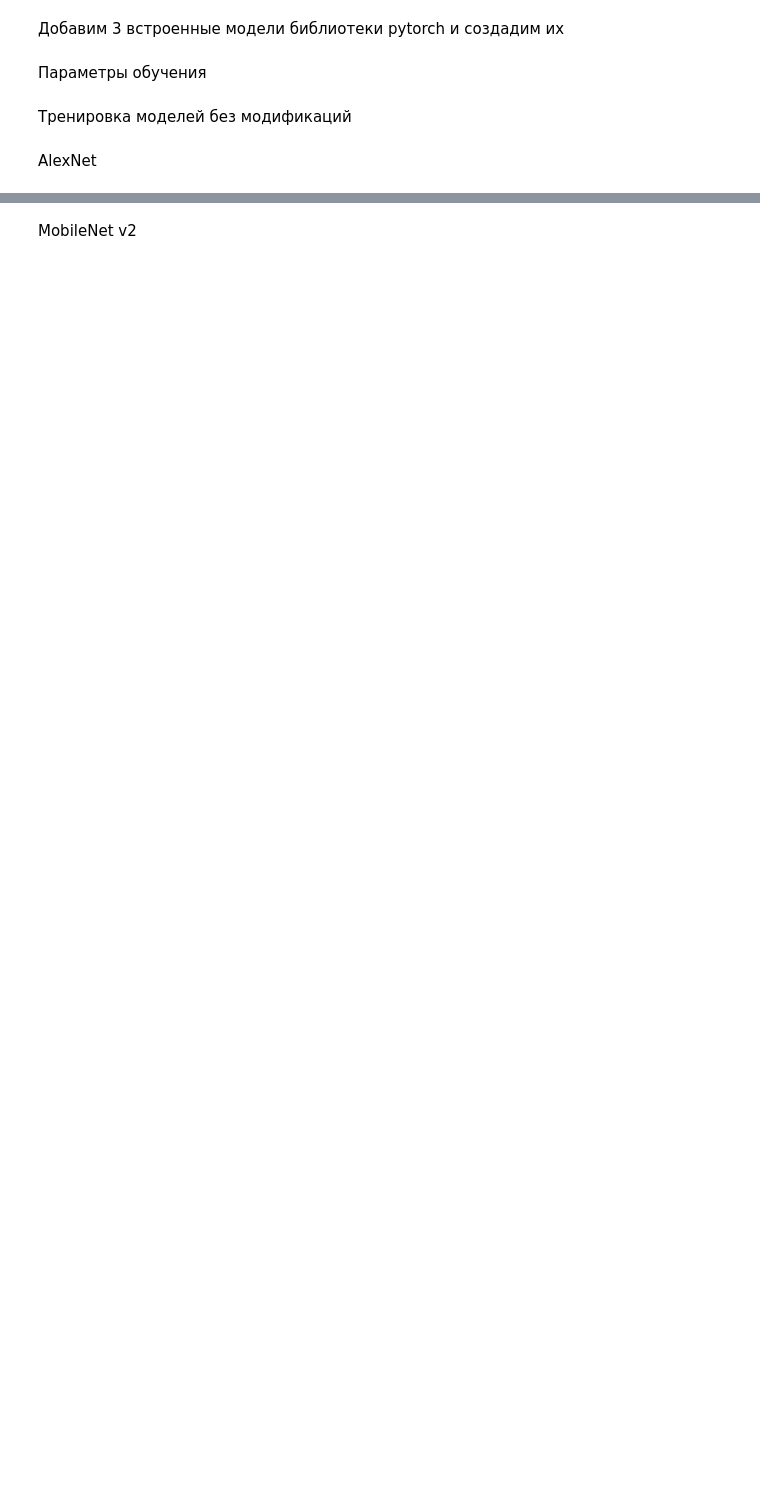
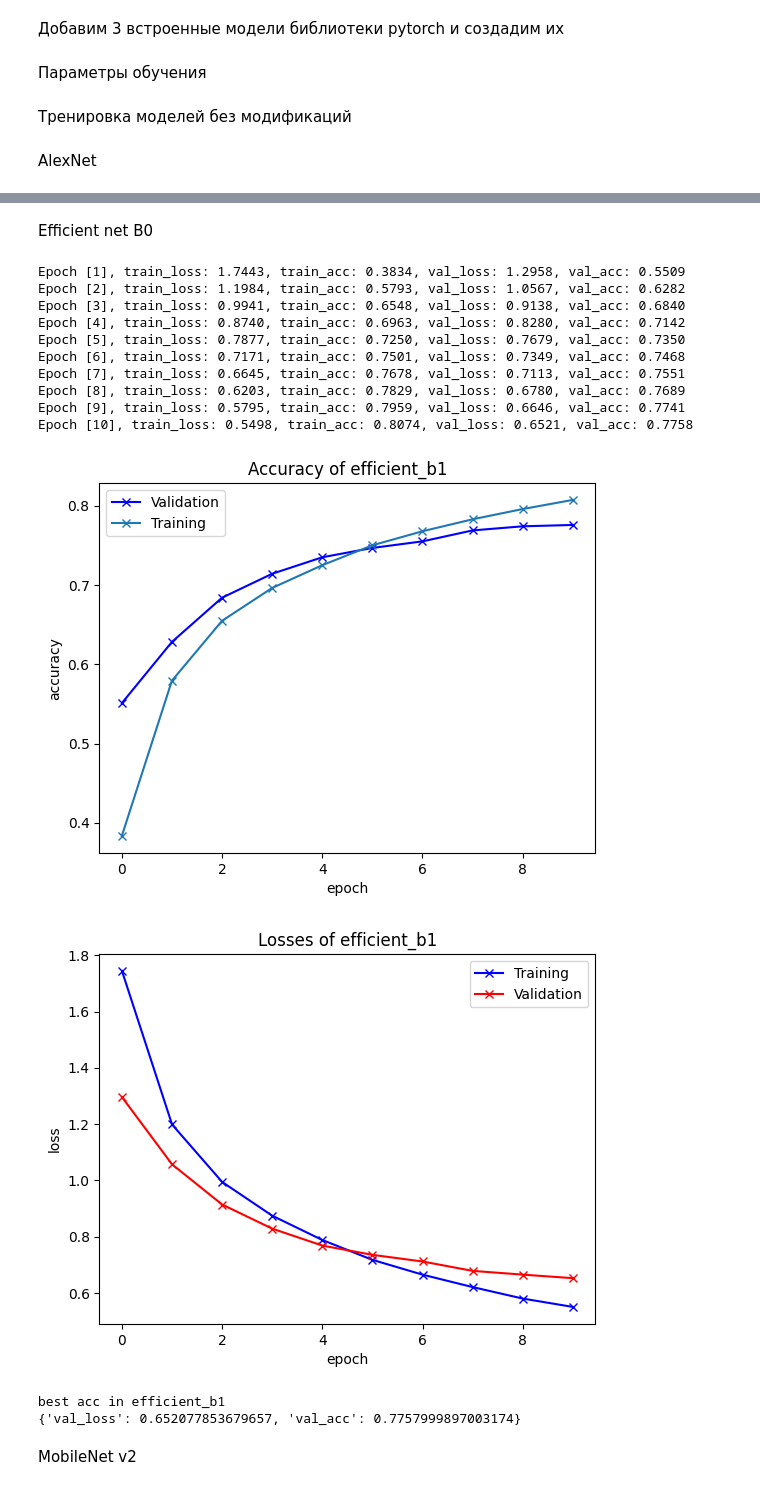
Before and after one commit to Serebro1/Deeplearn_lab4, a Jupyter notebook: transferModels.ipynb, the cells around one changed output, grey strips where cells are left out. Drawn from its saved outputs; the diff is of its cells as text; code cells hidden in the pictures; blank space fills up the shorter version.

```diff
--- a/transferModels.ipynb
+++ b/transferModels.ipynb
@@ -339,3 +358,21 @@ class ShuffleNetV2Mods(ImageClassificationBase):
+# %%
+class EfficientNetB0(ImageClassificationBase):
+    def __init__(self, num_classes: int) -> None:
+        model = models.efficientnet_b0(weights = models.EfficientNet_B0_Weights.IMAGENET1K_V1)
+        model.classifier[1] = nn.Linear(model.classifier[1].in_features, num_classes)
+        super().__init__(model, "efficient_b1")
+
+class EfficientNetB1Mods(ImageClassificationBase):
+    def __init__(self, num_classes: int) -> None:
+        model = models.efficientnet_b0(weights = models.EfficientNet_B0_Weights.IMAGENET1K_V1)
+        model.classifier[1] = nn.Linear(model.classifier[1].in_features, num_classes)
+        for param in model.parameters():
+            param.requires_grad = False
+
+        for param in model.classifier.parameters():
+            param.requires_grad = True
+
+        super().__init__(model, "efficient_b1_mods")
 # %% [markdown]
 Добавим 3 встроенные модели библиотеки pytorch и создадим их
 # %%
@@ -429,2 +427,21 @@ KeyboardInterrupt:
+# %% [markdown]
+Efficient net B0
+# %%
+run(efficient_net)
+# %% [output]
+Epoch [1], train_loss: 1.7443, train_acc: 0.3834, val_loss: 1.2958, val_acc: 0.5509
+Epoch [2], train_loss: 1.1984, train_acc: 0.5793, val_loss: 1.0567, val_acc: 0.6282
+Epoch [3], train_loss: 0.9941, train_acc: 0.6548, val_loss: 0.9138, val_acc: 0.6840
+Epoch [4], train_loss: 0.8740, train_acc: 0.6963, val_loss: 0.8280, val_acc: 0.7142
+Epoch [5], train_loss: 0.7877, train_acc: 0.7250, val_loss: 0.7679, val_acc: 0.7350
+Epoch [6], train_loss: 0.7171, train_acc: 0.7501, val_loss: 0.7349, val_acc: 0.7468
+Epoch [7], train_loss: 0.6645, train_acc: 0.7678, val_loss: 0.7113, val_acc: 0.7551
+Epoch [8], train_loss: 0.6203, train_acc: 0.7829, val_loss: 0.6780, val_acc: 0.7689
+Epoch [9], train_loss: 0.5795, train_acc: 0.7959, val_loss: 0.6646, val_acc: 0.7741
+Epoch [10], train_loss: 0.5498, train_acc: 0.8074, val_loss: 0.6521, val_acc: 0.7758
+[figure, added]
+[figure, added]
+best acc in efficient_b1
+{'val_loss': 0.652077853679657, 'val_acc': 0.7757999897003174}
 # %% [markdown]
 MobileNet v2
```
Also changed, not shown: parts of 28 cells of this notebook.
